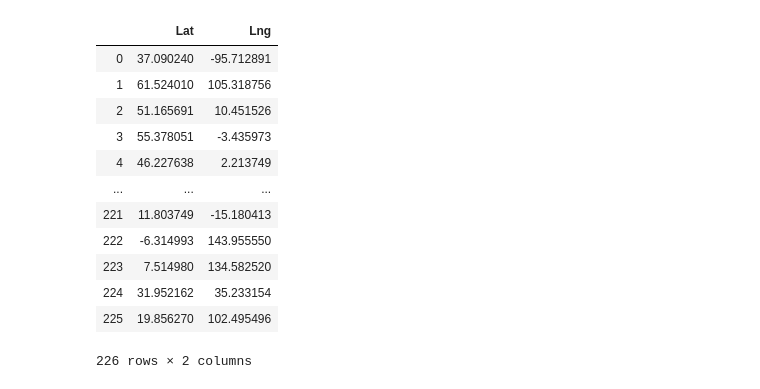
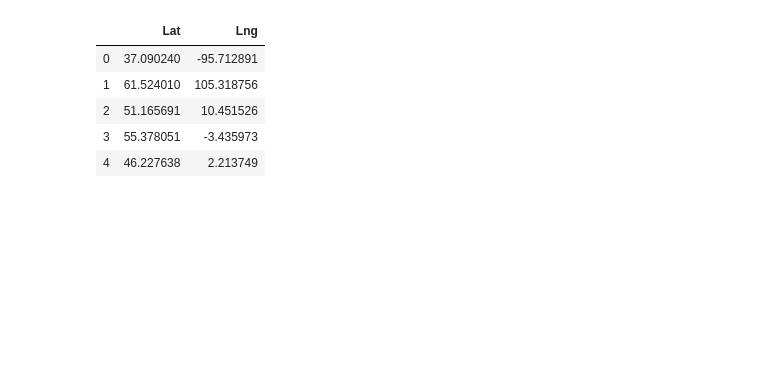
Before and after one commit to shashanksheth/project-dividebyzero, a Jupyter notebook: Total Medals Workstream.ipynb, the cells around one changed output. Drawn from its saved outputs; the diff is of its cells as text; code cells hidden in the pictures; blank space fills up the shorter version.

```diff
--- a/Total Medals Workstream.ipynb
+++ b/Total Medals Workstream.ipynb
@@ -40,9 +40,11 @@ olympicsMedals.head()
 # %%
 #Groupby on countries, sum up the medals and put that in a new dataframe.
 
-countrygroup=olympicsMedals[["NOC", "Region", "MedalCount", "Gold", "Silver", "Bronze"]].groupby(by=["NOC","Region"])
+countrygroup=olympicsMedals[["NOC", "Region", "MedalCount", "Gold", "Silver", "Bronze"]].groupby(by="Region")
 
 countryMedalTally=pd.DataFrame(countrygroup.sum().sort_values(by="MedalCount",ascending=False)).reset_index()
 
+countryMedalTally.to_csv("countryMedalTally.csv")
+
 countryMedalTally.head()
 # %% [output]
@@ -126,35 +128,31 @@ for i in range(len(countries)):
         geocode_result = gm.geocode(countries[i])[0]
         center_lat[i]=geocode_result['geometry']['location']['lat']
         center_lng[i]=geocode_result['geometry']['location']['lng']
-
-        if center_lat==np.nan:
-            center_lat=0
-            center_lng=0
     except:
         continue
+# %%
+#re-assign NaN lats and lngs to 0s
+
+for i in range(len(center_lat)):
+    if pd.isnull(center_lat[i]):
+        center_lat[i]=0
+        center_lng[i]=0
 # %%
-#create locations dataframe to go into heatmap layer
+#create locations dataframe for the gmaps heat layer
 
 locations=pd.DataFrame({
     "Lat":center_lat,
     "Lng":center_lng
 })
 
-locations
+locations.head()
 # %% [output]
 |  | Lat | Lng |
 | 0 | 37.090240 | -95.712891 |
 | 1 | 61.524010 | 105.318756 |
 | 2 | 51.165691 | 10.451526 |
 | 3 | 55.378051 | -3.435973 |
 | 4 | 46.227638 | 2.213749 |
-| ... | ... | ... |
-| 221 | 11.803749 | -15.180413 |
-| 222 | -6.314993 | 143.955550 |
-| 223 | 7.514980 | 134.582520 |
-| 224 | 31.952162 | 35.233154 |
-| 225 | 19.856270 | 102.495496 |
-226 rows × 2 columns
 # %%
 #configure gmaps
 
```
Also changed, not shown: parts of 4 cells of this notebook, 1 other file.
